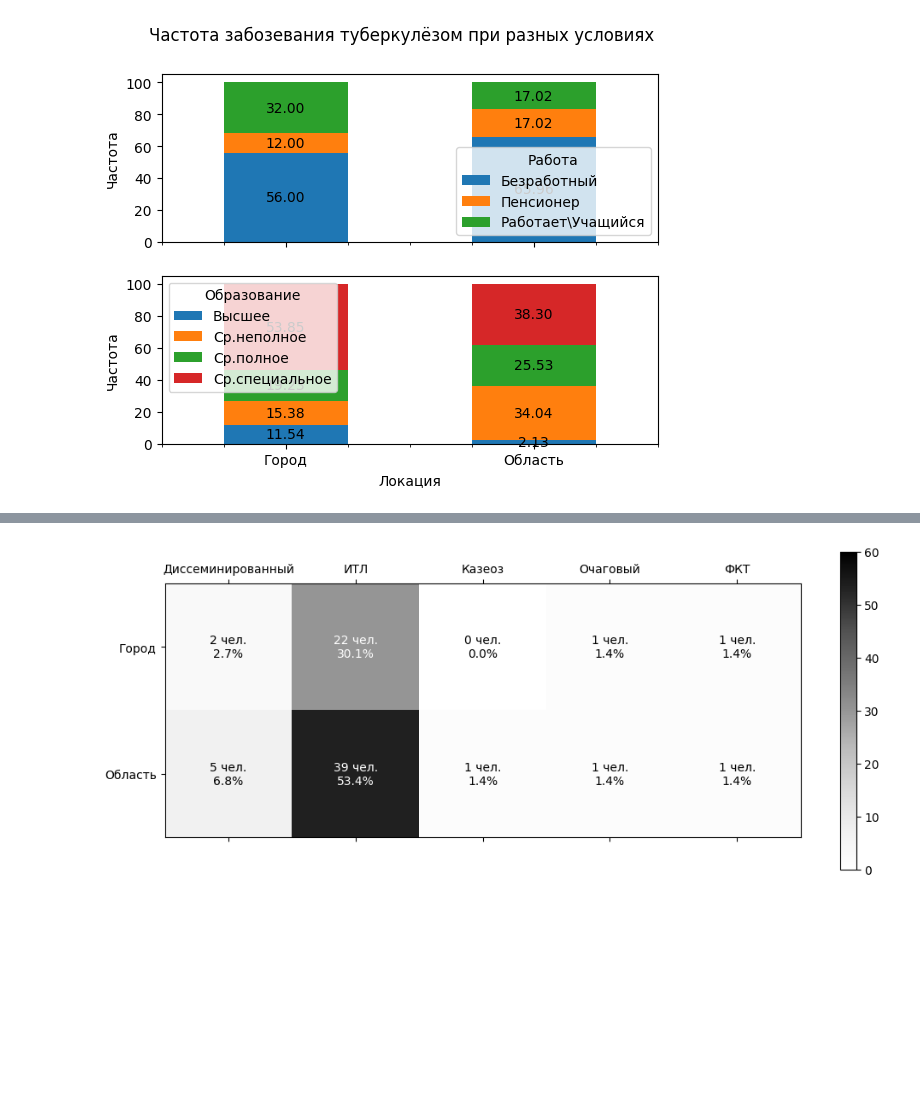
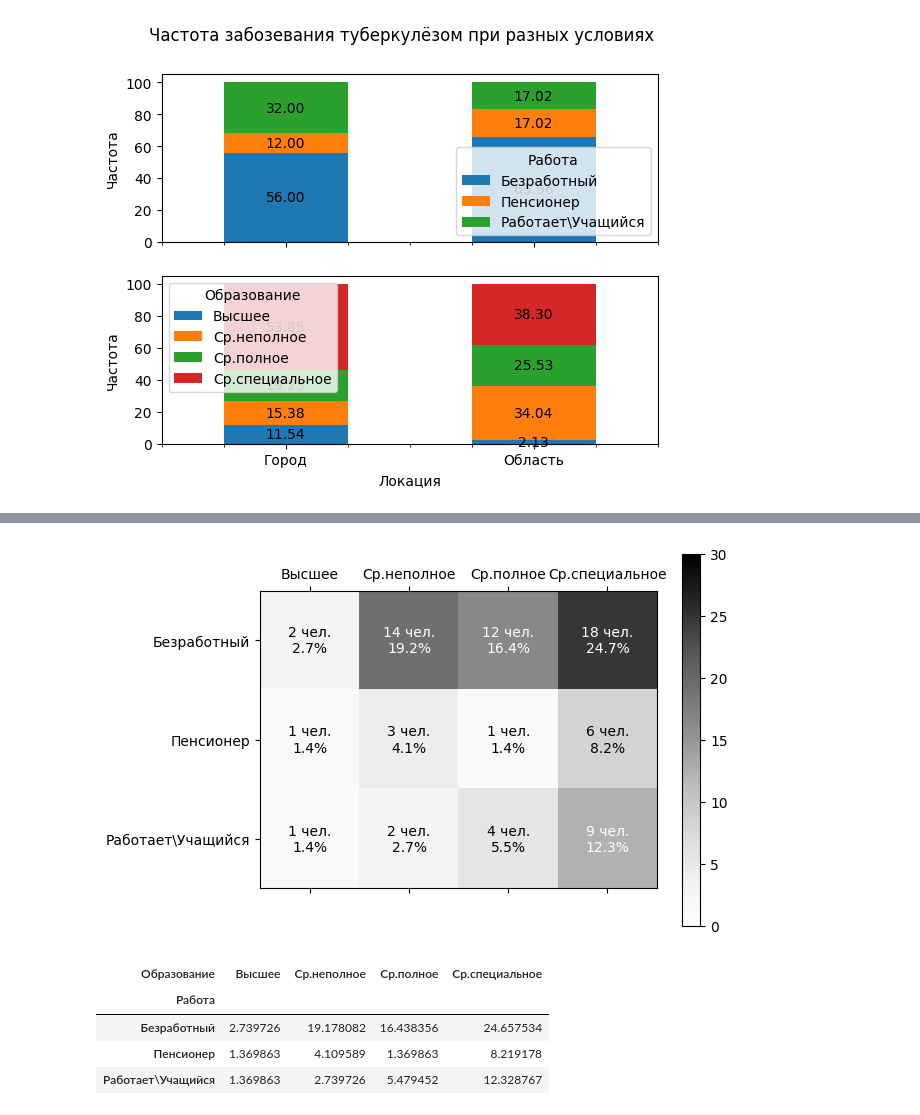
Before and after one commit to D-314/cyber-tuber, a Jupyter notebook: processing.ipynb, the cells around one changed output, grey strips where cells are left out. Cells and saved outputs as stored; diff of their text form; code cells hidden in the pictures; blank space fills up the shorter version.

```diff
--- a/processing.ipynb
+++ b/processing.ipynb
@@ -118,6 +119,8 @@ del grouped,work_freq,edu_freq,i,fig,ax1,ax2
 # %% [output]
 [figure]
 # %%
+#@title Разделение по трём параметрам
+
 col0 = "\u041B\u043E\u043A\u0430\u0446\u0438\u044F" #@param ["Локация", "Регион", "Работа", "Образование", "Форма туберкулёза", "Исход"]
 norm_after_grouping = True #@param {type:"boolean"}
 col1 = "\u0420\u0430\u0431\u043E\u0442\u0430" #@param ["Локация", "Регион", "Работа", "Образование", "Форма туберкулёза", "Исход"]
@@ -146,6 +149,7 @@ for loc in df[col0].dropna().unique():
   plt.yticks(range(len(subset_norm.index)), subset_norm.index)
   plt.colorbar()
   plt.show()
+  display(HTML(subset_norm.to_html()))
 del freqs,norm_freqs,subset,subset_norm,i,j,z1,z2,loc,ax,text_color,max,col0,col1,col2,norm_after_grouping
 # %% [output]
 [figure]
@@ -153,19 +167,29 @@ del freqs,norm_freqs,subset,subset_norm,i,j,z1,z2,loc,ax,text_color,max,col0,col
 # %%
-freqs = df.groupby(['Локация','Форма туберкулёза']).size()
+#@title Разделение по двум параметрам
+col1 = "\u0420\u0430\u0431\u043E\u0442\u0430" #@param ["Локация", "Регион", "Работа", "Образование", "Форма туберкулёза", "Исход"]
+col2 = "\u041E\u0431\u0440\u0430\u0437\u043E\u0432\u0430\u043D\u0438\u0435" #@param ["Локация", "Регион", "Работа", "Образование", "Форма туберкулёза", "Исход"]
+
+freqs = df.groupby([col1,col2]).size()
 norm_freqs = 100 * freqs / freqs.sum()
 max = np.floor(np.ceil(norm_freqs.max() / 10) * 10)
 subset = freqs.unstack().fillna(0)
 subset_norm = norm_freqs.unstack().fillna(0)
 plt.matshow(subset_norm, cmap='Greys', vmin=0, vmax=max)
 ax = plt.gca()
 # Добавляем надписи
 for (((i,j),z1),((_,_),z2)) in zip(np.ndenumerate(subset), np.ndenumerate(subset_norm)):
     text_color = 'white' if subset_norm.iloc[i, j] > 10 else 'black'
     ax.text(j, i, '{:d} чел.\n{:0.1f}%'.format(int(z1), z2), ha='center', va='center', color=text_color)
 plt.xticks(range(len(subset_norm.columns)), subset_norm.columns)
 plt.yticks(range(len(subset_norm.index)), subset_norm.index)
 plt.colorbar()
 plt.show()
+display(HTML(subset_norm.to_html()))
 del freqs,norm_freqs,subset,subset_norm,i,j,z1,z2,ax,text_color,max
 # %% [output]
-[figure, old version]
+[figure, new version]
+| Образование | Высшее | Ср.неполное | Ср.полное | Ср.специальное |
+| Работа |  |  |  |  |
+| Безработный | 2.739726 | 19.178082 | 16.438356 | 24.657534 |
+| Пенсионер | 1.369863 | 4.109589 | 1.369863 | 8.219178 |
+| Работает\Учащийся | 1.369863 | 2.739726 | 5.479452 | 12.328767 |
```
Also changed, not shown: parts of 4 cells of this notebook.
